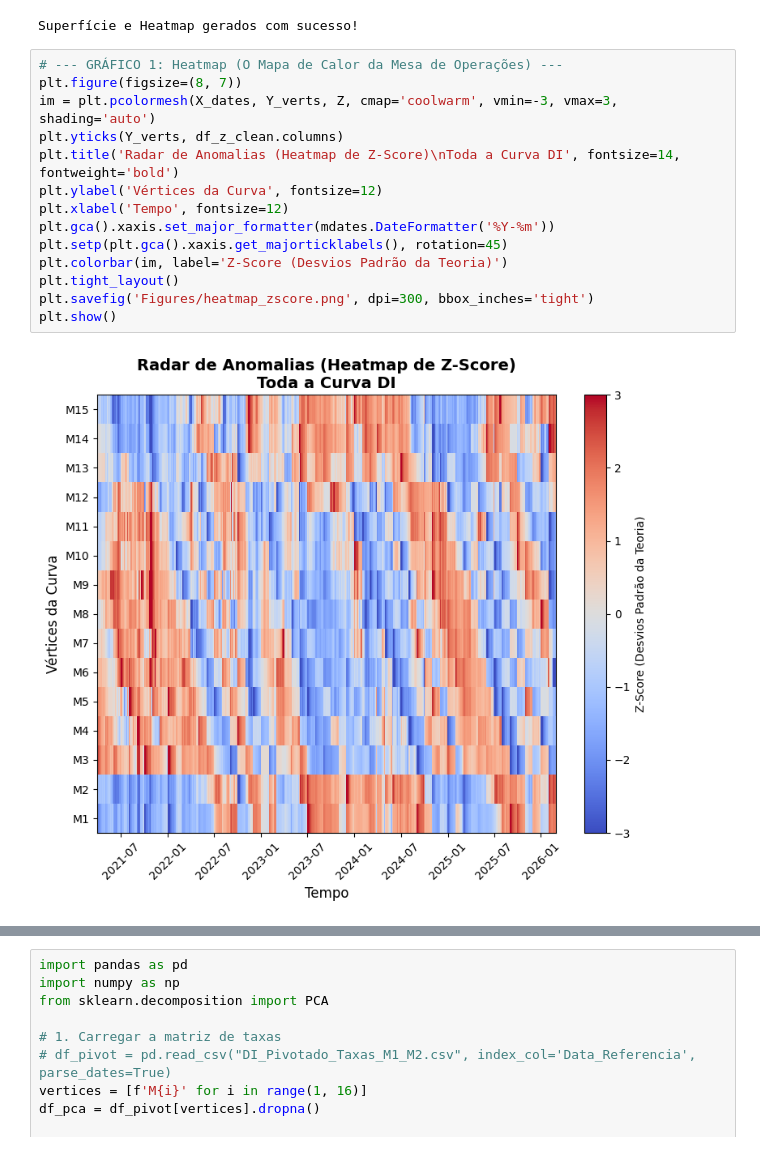
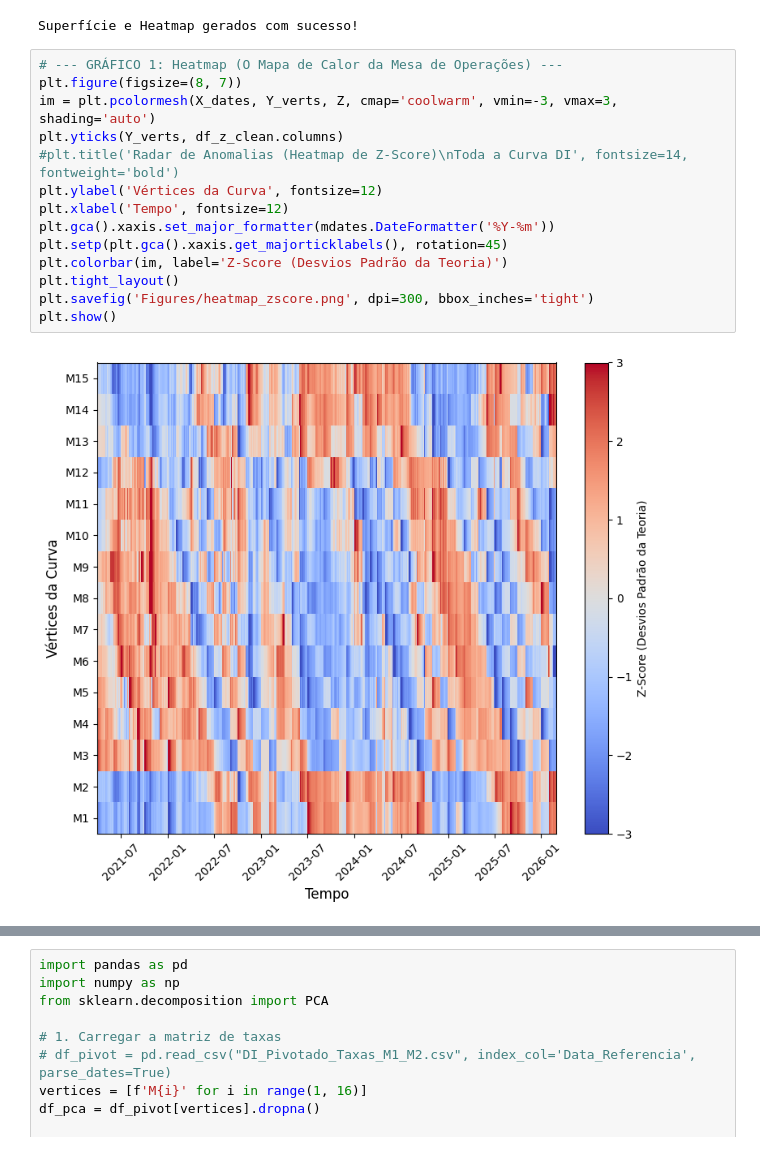
Before and after one commit to adrianfilipe/artigo_di, a Jupyter notebook: code.ipynb, the cells around one changed output, grey strips where cells are left out. Saved outputs shown, nothing was run; the diff lists cells and outputs as text.

Commit message:
Update Figures

```diff
--- a/code.ipynb
+++ b/code.ipynb
@@ -236,19 +236,19 @@ Superfície e Heatmap gerados com sucesso!
 # %%
 # --- GRÁFICO 1: Heatmap (O Mapa de Calor da Mesa de Operações) ---
 plt.figure(figsize=(8, 7))
 im = plt.pcolormesh(X_dates, Y_verts, Z, cmap='coolwarm', vmin=-3, vmax=3, shading='auto')
 plt.yticks(Y_verts, df_z_clean.columns)
-plt.title('Radar de Anomalias (Heatmap de Z-Score)\nToda a Curva DI', fontsize=14, fontweight='bold')
+#plt.title('Radar de Anomalias (Heatmap de Z-Score)\nToda a Curva DI', fontsize=14, fontweight='bold')
 plt.ylabel('Vértices da Curva', fontsize=12)
 plt.xlabel('Tempo', fontsize=12)
 plt.gca().xaxis.set_major_formatter(mdates.DateFormatter('%Y-%m'))
 plt.setp(plt.gca().xaxis.get_majorticklabels(), rotation=45)
 plt.colorbar(im, label='Z-Score (Desvios Padrão da Teoria)')
 plt.tight_layout()
 plt.savefig('Figures/heatmap_zscore.png', dpi=300, bbox_inches='tight')
 plt.show()
 # %% [output]
-[figure, old version]
+[figure, new version]
 # %%
 from mpl_toolkits.mplot3d import Axes3D
 fig = plt.figure(figsize=(8, 10))
```
Also changed, not shown: parts of 4 cells of this notebook, 4 other files.
